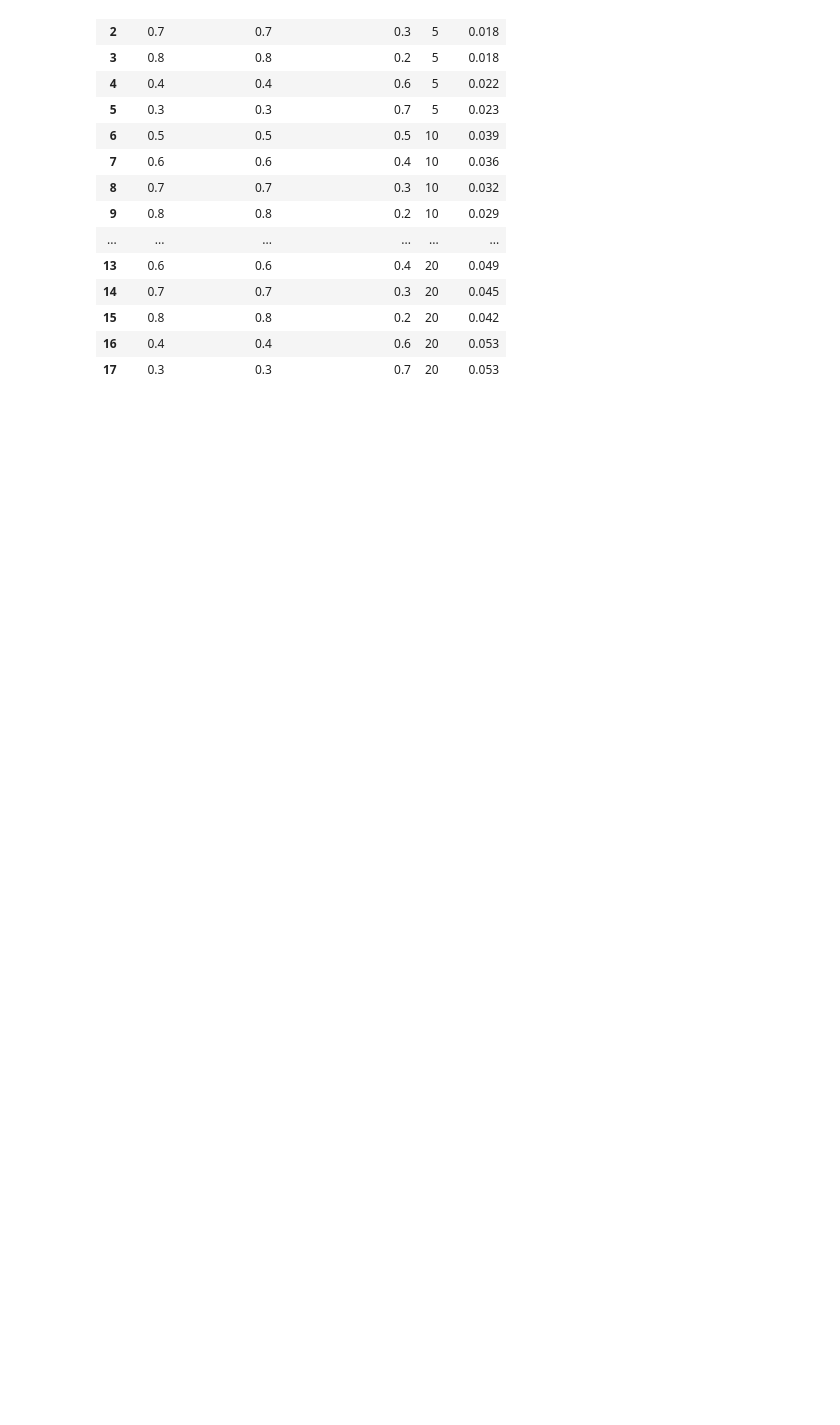
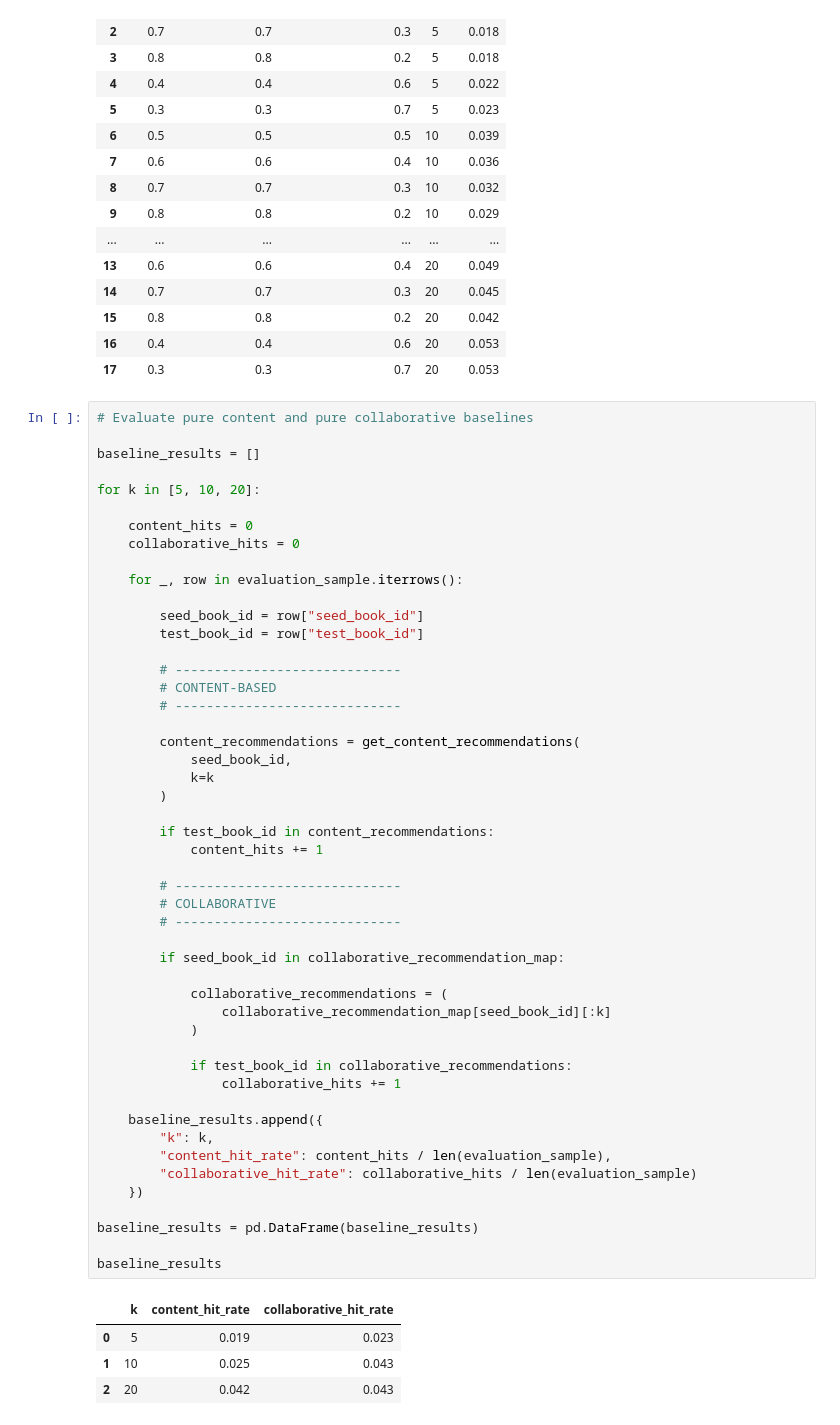
Before and after one commit to Yashi-tech-ai/BookNest, a Jupyter notebook: Notebooks/04_evaluation.ipynb, the cells around one changed output. Cells and saved outputs as stored; diff of their text form; blank space fills up the shorter version.

```diff
--- a/Notebooks/04_evaluation.ipynb
+++ b/Notebooks/04_evaluation.ipynb
@@ -1247,3 +1247,57 @@ evaluation_results
 | 15 | 0.8 | 0.8 | 0.2 | 20 | 0.042 |
 | 16 | 0.4 | 0.4 | 0.6 | 20 | 0.053 |
 | 17 | 0.3 | 0.3 | 0.7 | 20 | 0.053 |
+# %%
+# Evaluate pure content and pure collaborative baselines
+
+baseline_results = []
+
+for k in [5, 10, 20]:
+
+    content_hits = 0
+    collaborative_hits = 0
+
+    for _, row in evaluation_sample.iterrows():
+
+        seed_book_id = row["seed_book_id"]
+        test_book_id = row["test_book_id"]
+
+        # -----------------------------
+        # CONTENT-BASED
+        # -----------------------------
+
+        content_recommendations = get_content_recommendations(
+            seed_book_id,
+            k=k
+        )
+
+        if test_book_id in content_recommendations:
+            content_hits += 1
+
+        # -----------------------------
+        # COLLABORATIVE
+        # -----------------------------
+
+        if seed_book_id in collaborative_recommendation_map:
+
+            collaborative_recommendations = (
+                collaborative_recommendation_map[seed_book_id][:k]
+            )
+
+            if test_book_id in collaborative_recommendations:
+                collaborative_hits += 1
+
+    baseline_results.append({
+        "k": k,
+        "content_hit_rate": content_hits / len(evaluation_sample),
+        "collaborative_hit_rate": collaborative_hits / len(evaluation_sample)
+    })
+
+baseline_results = pd.DataFrame(baseline_results)
+
+baseline_results
+# %% [output]
+|  | k | content_hit_rate | collaborative_hit_rate |
+| 0 | 5 | 0.019 | 0.023 |
+| 1 | 10 | 0.025 | 0.043 |
+| 2 | 20 | 0.042 | 0.043 |
```
Also changed, not shown: parts of 2 cells of this notebook.
